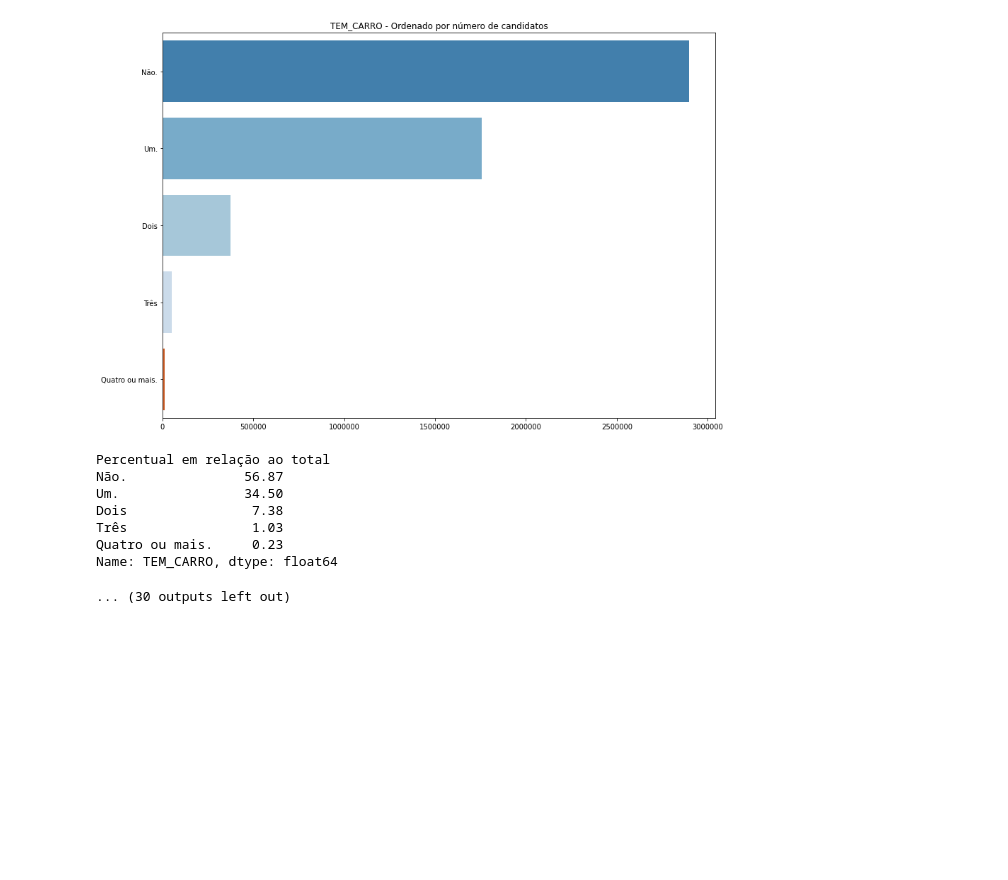
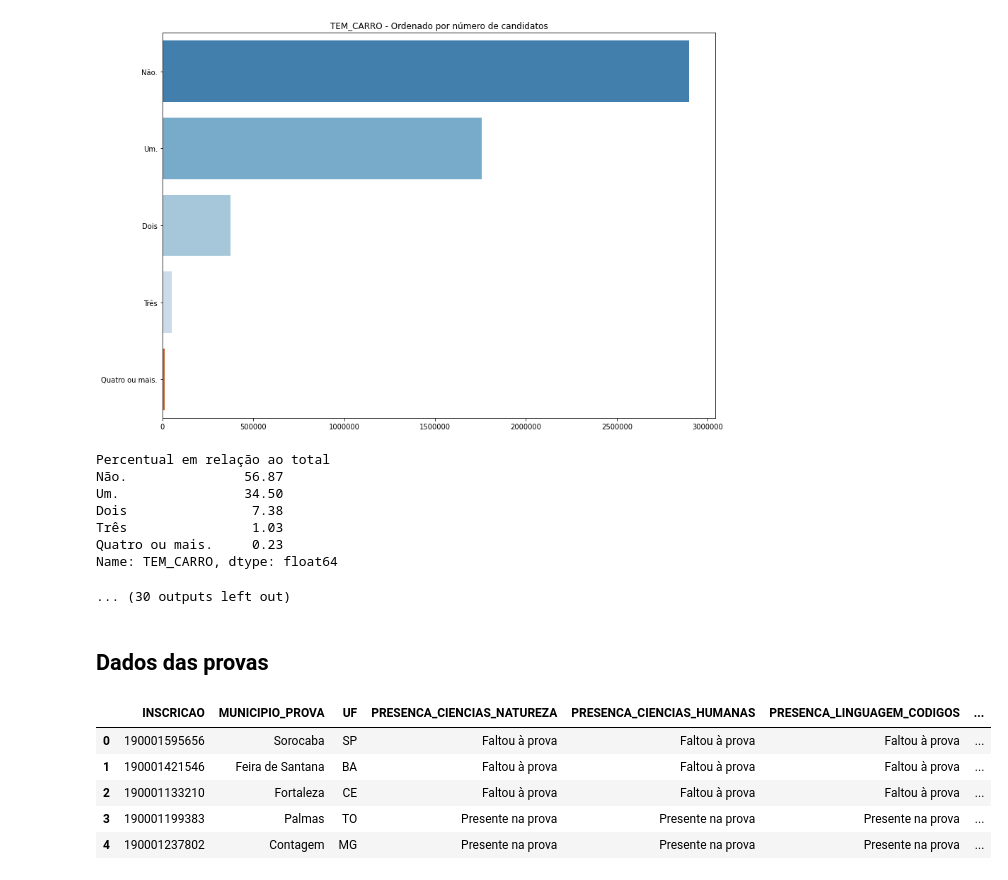
Before and after one commit to Alberto-Oliveira-Barbosa/analise_enem, a Jupyter notebook: Analise_Enem.ipynb, the cells around one changed output. Drawn from its saved outputs; the diff is of its cells as text; code cells hidden in the pictures; blank space fills up the shorter version.

Commit message:
add provas

```diff
--- a/Analise_Enem.ipynb
+++ b/Analise_Enem.ipynb
@@ -1366,3 +1338,16 @@ Três                1.03
 Quatro ou mais.     0.23
 Name: TEM_CARRO, dtype: float64
 ... (30 outputs left out)
+# %% [markdown]
+## Dados das provas
+# %%
+provas = get_refined_df(PATH_PROVAS)
+# %%
+provas.head()
+# %% [output]
+|  | INSCRICAO | MUNICIPIO_PROVA | UF | PRESENCA_CIENCIAS_NATUREZA | PRESENCA_CIENCIAS_HUMANAS | PRESENCA_LINGUAGEM_CODIGOS | ... |
+| 0 | 190001595656 | Sorocaba | SP | Faltou à prova | Faltou à prova | Faltou à prova | ... |
+| 1 | 190001421546 | Feira de Santana | BA | Faltou à prova | Faltou à prova | Faltou à prova | ... |
+| 2 | 190001133210 | Fortaleza | CE | Faltou à prova | Faltou à prova | Faltou à prova | ... |
+| 3 | 190001199383 | Palmas | TO | Presente na prova | Presente na prova | Presente na prova | ... |
+| 4 | 190001237802 | Contagem | MG | Presente na prova | Presente na prova | Presente na prova | ... |
```
Also changed, not shown: parts of 15 cells of this notebook.
